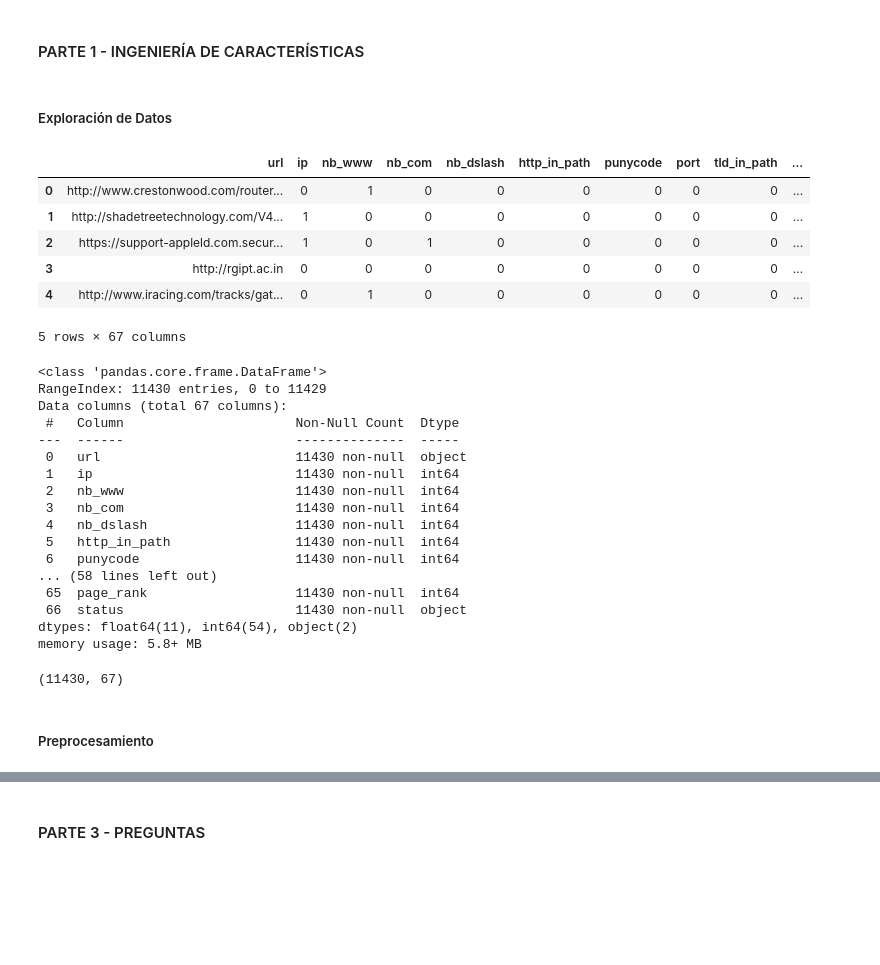
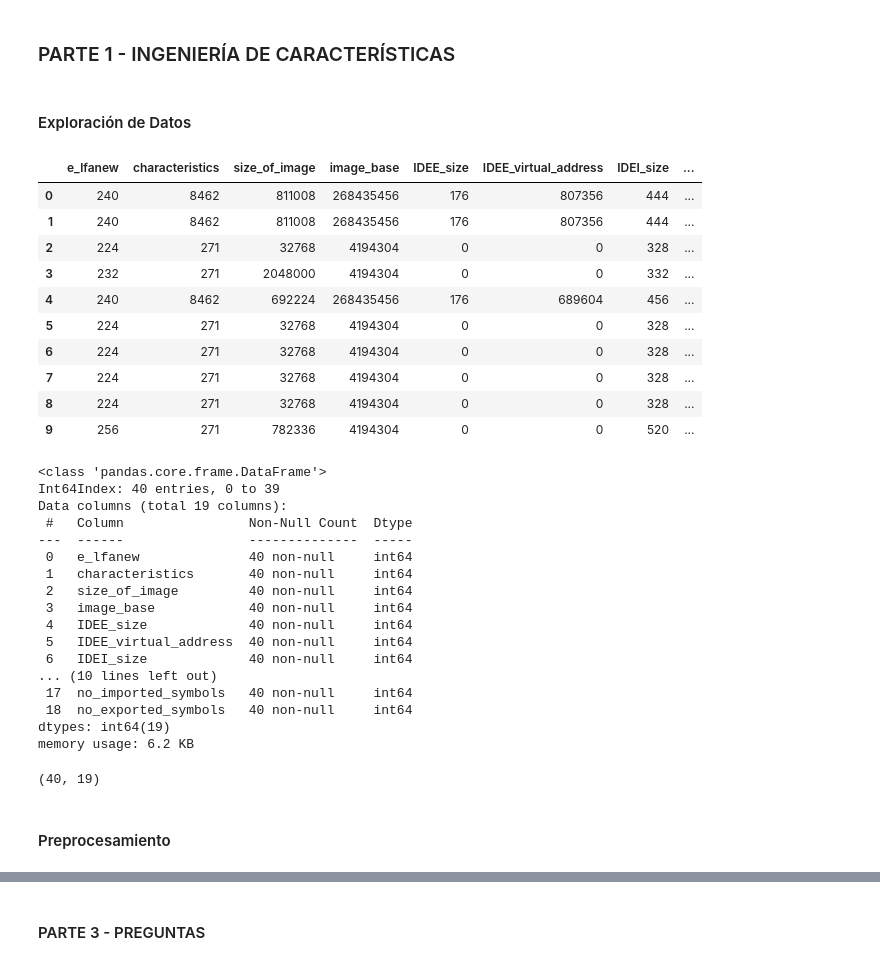
Before and after one commit to gera1013/SDS-Lab-03, a Jupyter notebook: code/lab03.ipynb, the cells around one changed output, grey strips where cells are left out. Saved outputs shown, nothing was run; the diff lists cells and outputs as text; code cells hidden in the pictures; blank space fills up the shorter version.

```diff
--- a/code/lab03.ipynb
+++ b/code/lab03.ipynb
@@ -8,44 +9,48 @@ import numpy as np
 
 %matplotlib inline
 # %%
-df = pd.read_csv('../datasets/sample_malware.csv')
+df = pd.read_csv('../datasets/sample_malware.csv', index_col="Unnamed: 0")
 # %% [markdown]
-#### PARTE 1 - INGENIERÍA DE CARACTERÍSTICAS
+### PARTE 1 - INGENIERÍA DE CARACTERÍSTICAS
 # %% [markdown]
-##### Exploración de Datos
+#### Exploración de Datos
 # %%
-df.head()
+df.head(10)
 # %% [output]
-|  | url | ip | nb_www | nb_com | nb_dslash | http_in_path | punycode | port | tld_in_path | ... |
-| 0 | http://www.crestonwood.com/router... | 0 | 1 | 0 | 0 | 0 | 0 | 0 | 0 | ... |
-| 1 | http://shadetreetechnology.com/V4... | 1 | 0 | 0 | 0 | 0 | 0 | 0 | 0 | ... |
-| 2 | https://support-appleld.com.secur... | 1 | 0 | 1 | 0 | 0 | 0 | 0 | 0 | ... |
-| 3 | http://rgipt.ac.in | 0 | 0 | 0 | 0 | 0 | 0 | 0 | 0 | ... |
-| 4 | http://www.iracing.com/tracks/gat... | 0 | 1 | 0 | 0 | 0 | 0 | 0 | 0 | ... |
+|  | e_lfanew | characteristics | size_of_image | image_base | IDEE_size | IDEE_virtual_address | IDEI_size | ... |
+| 0 | 240 | 8462 | 811008 | 268435456 | 176 | 807356 | 444 | ... |
+| 1 | 240 | 8462 | 811008 | 268435456 | 176 | 807356 | 444 | ... |
+| 2 | 224 | 271 | 32768 | 4194304 | 0 | 0 | 328 | ... |
+| 3 | 232 | 271 | 2048000 | 4194304 | 0 | 0 | 332 | ... |
+| 4 | 240 | 8462 | 692224 | 268435456 | 176 | 689604 | 456 | ... |
+| 5 | 224 | 271 | 32768 | 4194304 | 0 | 0 | 328 | ... |
+| 6 | 224 | 271 | 32768 | 4194304 | 0 | 0 | 328 | ... |
+| 7 | 224 | 271 | 32768 | 4194304 | 0 | 0 | 328 | ... |
+| 8 | 224 | 271 | 32768 | 4194304 | 0 | 0 | 328 | ... |
+| 9 | 256 | 271 | 782336 | 4194304 | 0 | 0 | 520 | ... |
-5 rows × 67 columns
 # %%
 df.info()
 # %% [output]
 <class 'pandas.core.frame.DataFrame'>
-RangeIndex: 11430 entries, 0 to 11429
-Data columns (total 67 columns):
- #   Column                      Non-Null Count  Dtype
----  ------                      --------------  -----
- 0   url                         11430 non-null  object
- 1   ip                          11430 non-null  int64
- 2   nb_www                      11430 non-null  int64
- 3   nb_com                      11430 non-null  int64
- 4   nb_dslash                   11430 non-null  int64
- 5   http_in_path                11430 non-null  int64
- 6   punycode                    11430 non-null  int64
-... (58 lines left out)
- 65  page_rank                   11430 non-null  int64
- 66  status                      11430 non-null  object
-dtypes: float64(11), int64(54), object(2)
-memory usage: 5.8+ MB
+Int64Index: 40 entries, 0 to 39
+Data columns (total 19 columns):
+ #   Column                Non-Null Count  Dtype
+---  ------                --------------  -----
+ 0   e_lfanew              40 non-null     int64
+ 1   characteristics       40 non-null     int64
+ 2   size_of_image         40 non-null     int64
+ 3   image_base            40 non-null     int64
+ 4   IDEE_size             40 non-null     int64
+ 5   IDEE_virtual_address  40 non-null     int64
+ 6   IDEI_size             40 non-null     int64
+... (10 lines left out)
+ 17  no_imported_symbols   40 non-null     int64
+ 18  no_exported_symbols   40 non-null     int64
+dtypes: int64(19)
+memory usage: 6.2 KB
 # %%
 df.shape
 # %% [output]
-(11430, 67)
+(40, 19)
 # %% [markdown]
-##### Preprocesamiento
+#### Preprocesamiento
```
Also changed, not shown: parts of 23 cells of this notebook.
